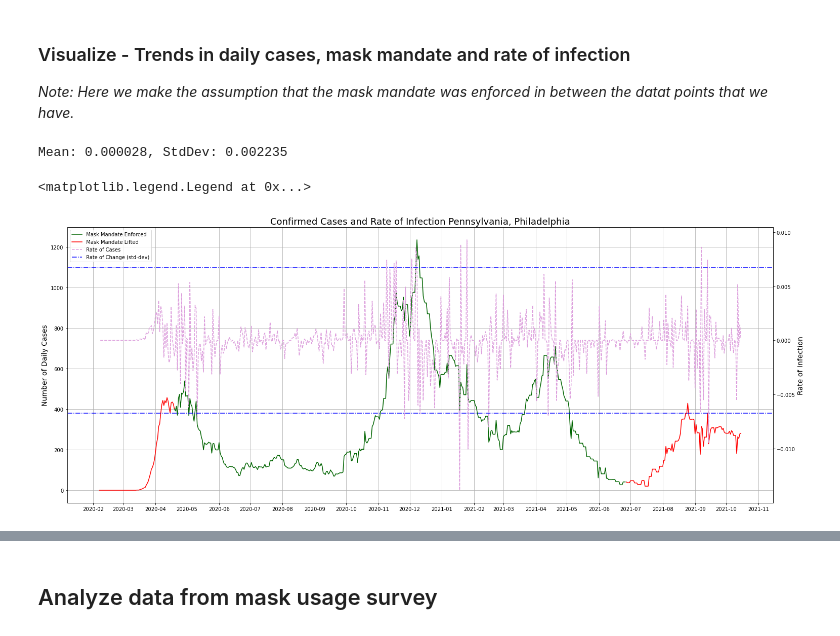
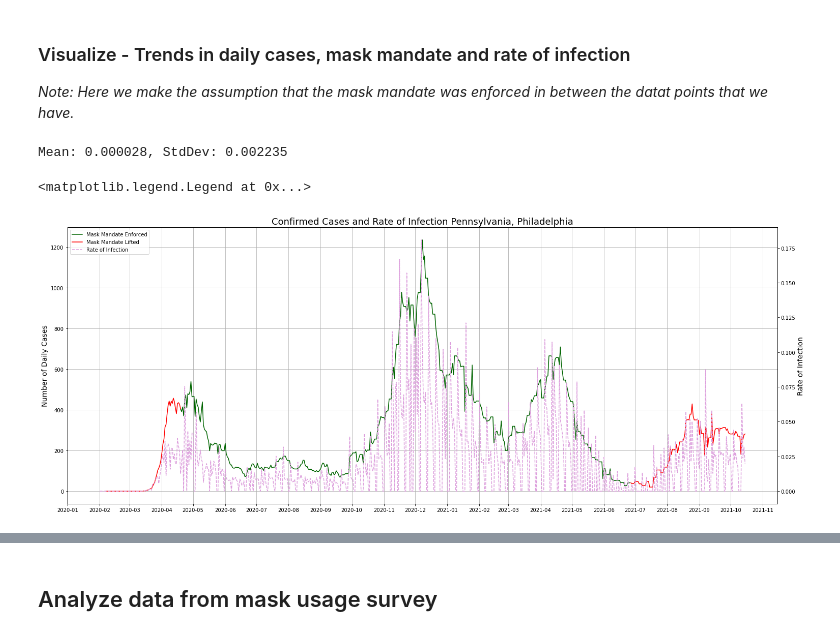
Before and after one commit to sharma-apoorv/data-512-project, a Jupyter notebook: src/A4-Common-Analysis.ipynb, the cells around one changed output, grey strips where cells are left out. Saved outputs shown, nothing was run; the diff lists cells and outputs as text; code cells hidden in the pictures.

Commit message:
Added new chart of subplots

```diff
--- a/src/A4-Common-Analysis.ipynb
+++ b/src/A4-Common-Analysis.ipynb
@@ -141,6 +141,8 @@ philly_cases_df['Initial Population'] = COUNTY_POPULATION
 philly_cases_df['Susceptible Population'] = philly_cases_df['Initial Population'] - philly_cases_df['Deaths Cumulative'] - philly_cases_df['Cases Cumulative']
 
 philly_cases_df['Rate of Infection'] = (philly_cases_df['Cases Moving Average'] / philly_cases_df['Susceptible Population']) * 100
+philly_cases_df['Rate of Daily Infection'] = (philly_cases_df['Cases'] / philly_cases_df['Susceptible Population']) * 100
 
 philly_cases_df['Rate of Cases'] = ((philly_cases_df['Cases Moving Average'].diff()) / COUNTY_POPULATION) * 100
+philly_cases_df['Rate of Daily Cases'] = ((philly_cases_df['Cases'].diff()) / COUNTY_POPULATION) * 100
 # %%
@@ -328,10 +341,10 @@ philly_combined_df[['Face_Masks_Required_in_Public_Color']] = philly_combined_df
 
 philly_combined_df = philly_combined_df[
     ['Date',
-     'Cases', 'Cases Moving Average', 'Cases Cumulative', 'Rate of Cases',
+     'Cases', 'Cases Moving Average', 'Cases Cumulative', 'Rate of Cases', 'Rate of Daily Cases',
      'Deaths', 'Deaths Moving Average', 'Deaths Cumulative',
      'Face_Masks_Required_in_Public_Color',
-     'Rate of Infection'
+     'Rate of Infection', 'Rate of Daily Infection'
     ]
 ]
 # %% [markdown]
@@ -342,13 +355,13 @@ philly_combined_df = philly_combined_df[
 # Based on the above visualization we can MANUALLY extract the start and end of the mask mandate
 MANDATE_DATE_END = datetime.datetime(2021, 6, 27)
 MANDATE_DATE_START = datetime.datetime(2020, 4, 19)
-# %%
-case_rate_mean = philly_combined_df['Rate of Cases'].mean()
-case_rate_std = philly_combined_df['Rate of Cases'].std()
-
-print(f'Mean: {case_rate_mean:.6f}, StdDev: {case_rate_std:.6f}')
-# %% [output]
-Mean: 0.000028, StdDev: 0.002235
+# %%
+case_rate_mean = philly_combined_df['Rate of Cases'].mean()
+case_rate_std = philly_combined_df['Rate of Cases'].std()
+
+print(f'Mean: {case_rate_mean:.6f}, StdDev: {case_rate_std:.6f}')
+# %% [output]
+Mean: 0.000028, StdDev: 0.002235
 # %%
 # Cut the df so that we can get different colored lines for pre/during/post mask mandates
 mask_enforced_philly_combined_df = philly_combined_df.loc[(philly_combined_df['Date'] >= MANDATE_DATE_START) & (philly_combined_df['Date'] < MANDATE_DATE_END)]
@@ -363,36 +376,36 @@ ax2 = ax.twinx()
 ax.plot('Date', 'Cases Moving Average', 'darkgreen', data=mask_enforced_philly_combined_df, label='Mask Mandate Enforced')
 ax.plot('Date', 'Cases Moving Average', 'r', data=pre_mask_enforced_philly_combined_df, label='Mask Mandate Lifted')
 ax.plot('Date', 'Cases Moving Average', 'r', data=post_mask_enforced_philly_combined_df, label='')
-# ax2.plot('Date', 'Rate of Infection', 'b--', data=philly_combined_df, label='Rate of Infection')
-ax2.plot('Date', 'Rate of Cases', color='plum', ls='--', data=philly_combined_df, label='Rate of Cases')
+ax2.plot('Date', 'Rate of Daily Infection', color='plum', ls='--', data=philly_combined_df, label='Rate of Infection')
+# ax2.plot('Date', 'Rate of Cases', color='plum', ls='--', data=philly_combined_df, label='Rate of Cases')
 
-ax2.axhline(y=3*case_rate_std, color='b', linestyle='dashdot', label='Rate of Change (std-dev)')
-ax2.axhline(y=-3*case_rate_std, color='b', linestyle='dashdot')
+# ax2.axhline(y=3*case_rate_std, color='b', linestyle='dashdot', label='Rate of Change (std-dev)')
+# ax2.axhline(y=-3*case_rate_std, color='b', linestyle='dashdot')
 
 # format the x-ticks
 years = mdates.YearLocator()   # every year
 months = mdates.MonthLocator()  # every month
 yearsFmt = mdates.DateFormatter('%Y-%m')
 
 ax.xaxis.set_major_locator(months)
 ax.xaxis.set_major_formatter(yearsFmt)
 
 # Add title and axis names
 plt.title(f'Confirmed Cases and Rate of Infection {STATE_NAME}, {COUNTY_NAME}', fontsize=18)
 plt.xlabel('Date', fontsize=14)
 ax.set_ylabel('Number of Daily Cases', fontsize=14)
 ax2.set_ylabel('Rate of Infection', fontsize=14)
 
 ax.grid()
 
 # Add legend for both the axes
 lines_1, labels_1 = ax.get_legend_handles_labels()
 lines_2, labels_2 = ax2.get_legend_handles_labels()
 
 lines = lines_1 + lines_2
 labels = labels_1 + labels_2
 
 ax.legend(lines, labels, loc=2)
 # %% [output]
 <matplotlib.legend.Legend at 0x...>
-[figure, old version]
+[figure, new version]
```
Also changed, not shown: parts of 3 cells of this notebook.
